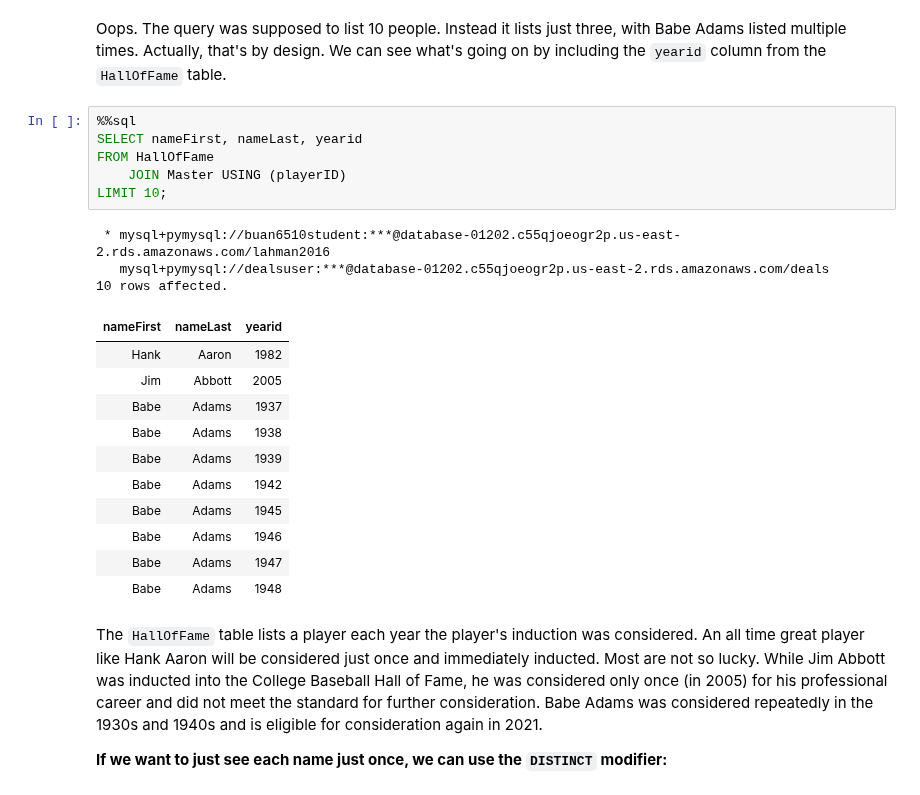
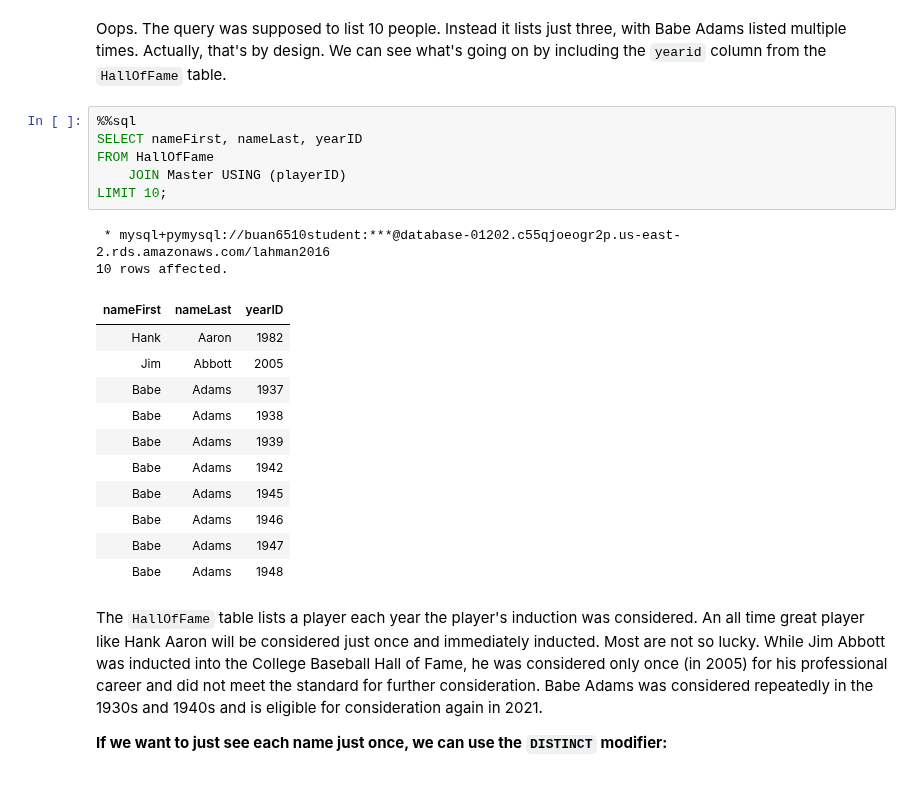
Before and after one commit to kangpyolee/DATA6510, a Jupyter notebook: L2_SELECT_basics.ipynb, the cells around one changed output. Cells and saved outputs as stored; diff of their text form.

```diff
--- a/L2_SELECT_basics.ipynb
+++ b/L2_SELECT_basics.ipynb
@@ -272,15 +270,14 @@ LIMIT 10;
 Oops. The query was supposed to list 10 people. Instead it lists just three, with Babe Adams listed multiple times. Actually, that's by design. We can see what's going on by including the `yearid` column from the `HallOfFame` table.
 # %%
 %%sql
-SELECT nameFirst, nameLast, yearid
+SELECT nameFirst, nameLast, yearID
 FROM HallOfFame
     JOIN Master USING (playerID)
 LIMIT 10;
 # %% [output]
  * mysql+pymysql://buan6510student:***@database-01202.c55qjoeogr2p.us-east-2.rds.amazonaws.com/lahman2016
-   mysql+pymysql://dealsuser:***@database-01202.c55qjoeogr2p.us-east-2.rds.amazonaws.com/deals
 10 rows affected.
-| nameFirst | nameLast | yearid |
+| nameFirst | nameLast | yearID |
 | Hank | Aaron | 1982 |
 | Jim | Abbott | 2005 |
 | Babe | Adams | 1937 |
```
Also changed, not shown: parts of 8 cells of this notebook.
